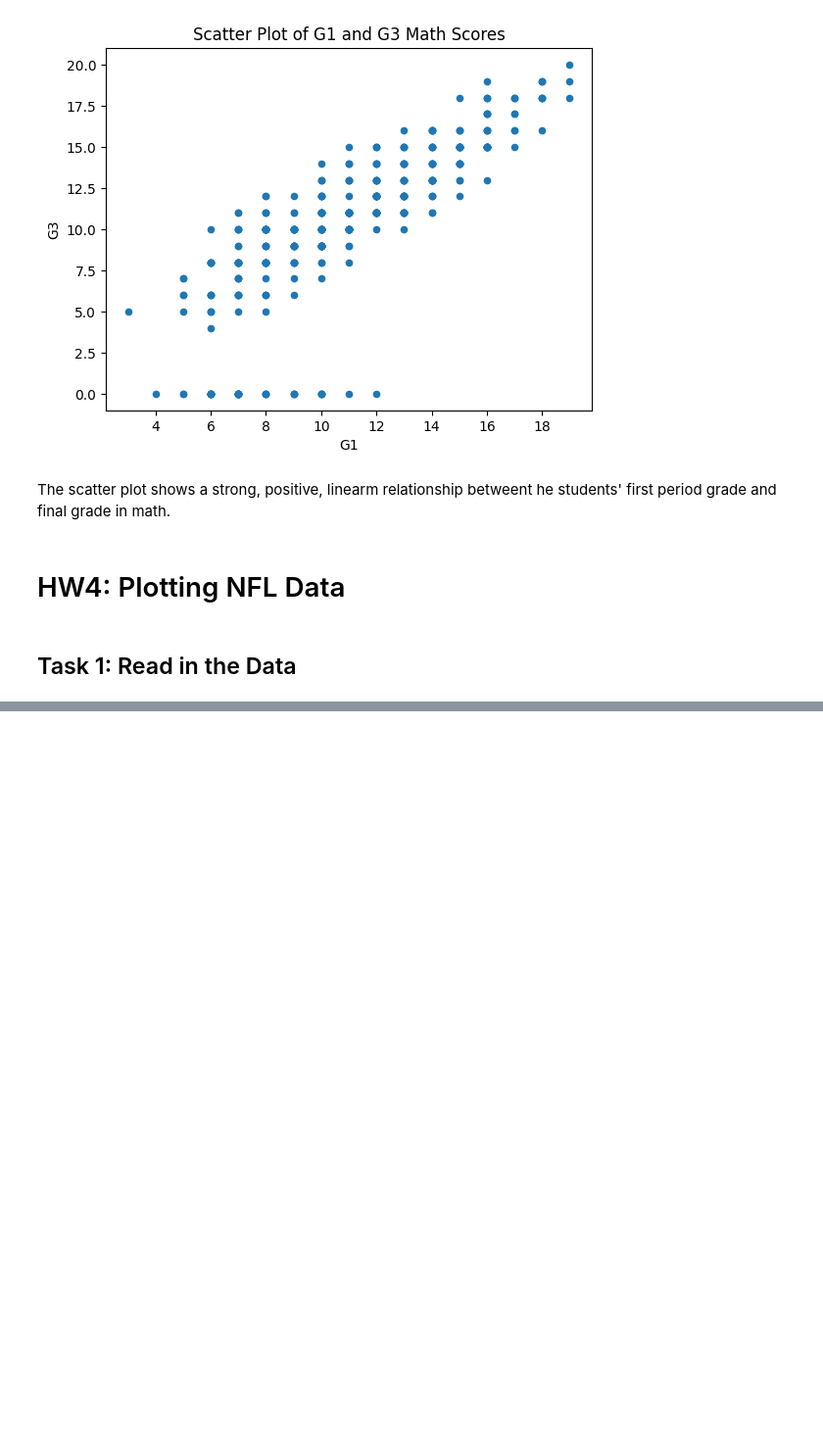
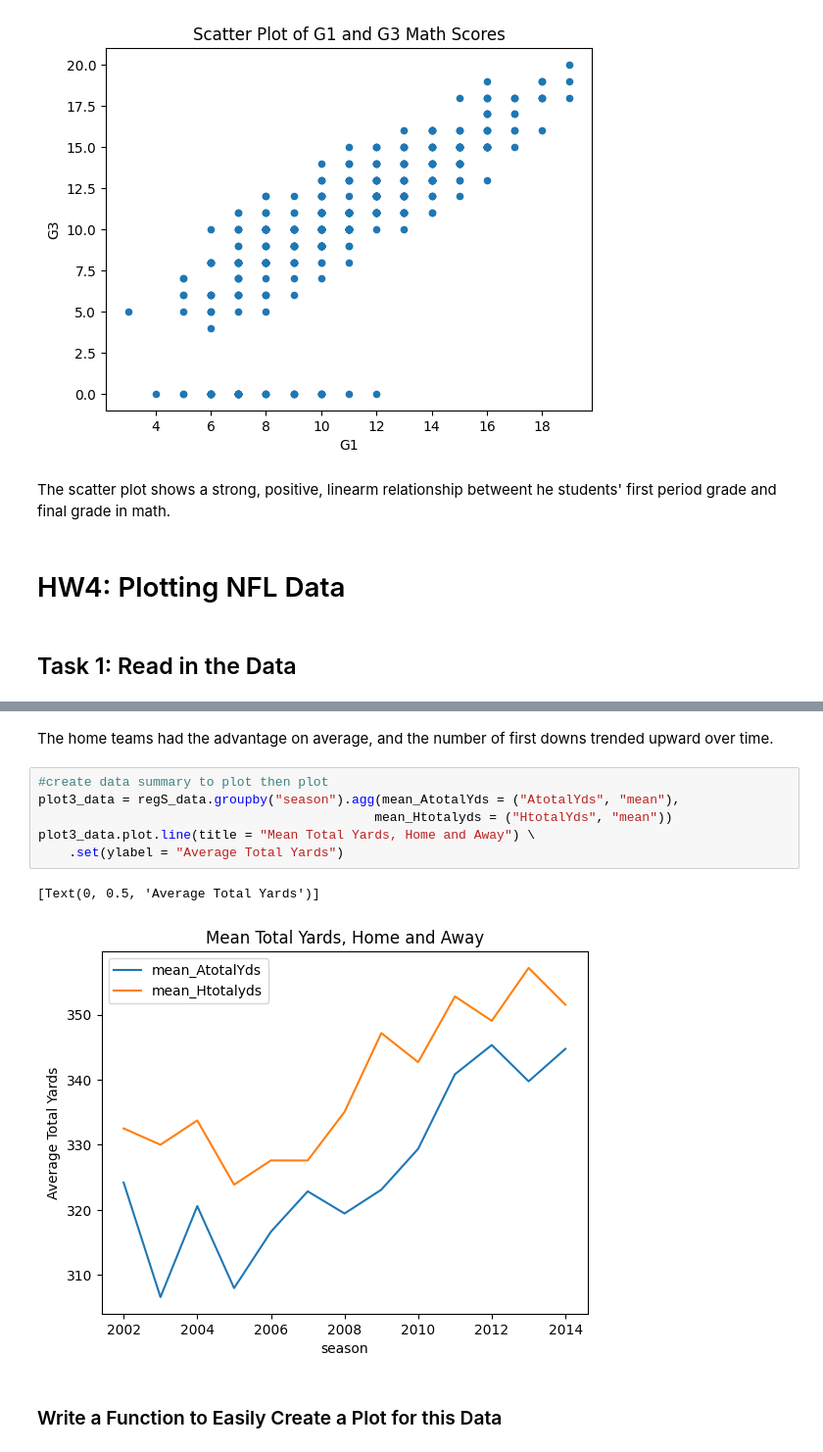
Before and after one commit to lytyler/ST554_Homework4, a Jupyter notebook: Homework4.ipynb, the cells around one changed output, grey strips where cells are left out. Shown at 98% size. Saved outputs shown, nothing was run; the diff lists cells and outputs as text; blank space fills up the shorter version.

```diff
--- a/Homework4.ipynb
+++ b/Homework4.ipynb
@@ -392,0 +567,13 @@ pd.read_csv("")
+# %% [markdown]
+The home teams had the advantage on average, and the number of first downs trended upward over time.
+# %%
+#create data summary to plot then plot
+plot3_data = regS_data.groupby("season").agg(mean_AtotalYds = ("AtotalYds", "mean"),
+                                            mean_Htotalyds = ("HtotalYds", "mean"))
+plot3_data.plot.line(title = "Mean Total Yards, Home and Away") \
+    .set(ylabel = "Average Total Yards")
+# %% [output]
+[Text(0, 0.5, 'Average Total Yards')]
+[figure, added]
+# %% [markdown]
+### Write a Function to Easily Create a Plot for this Data
```
Also changed, not shown: parts of 24 cells of this notebook.
